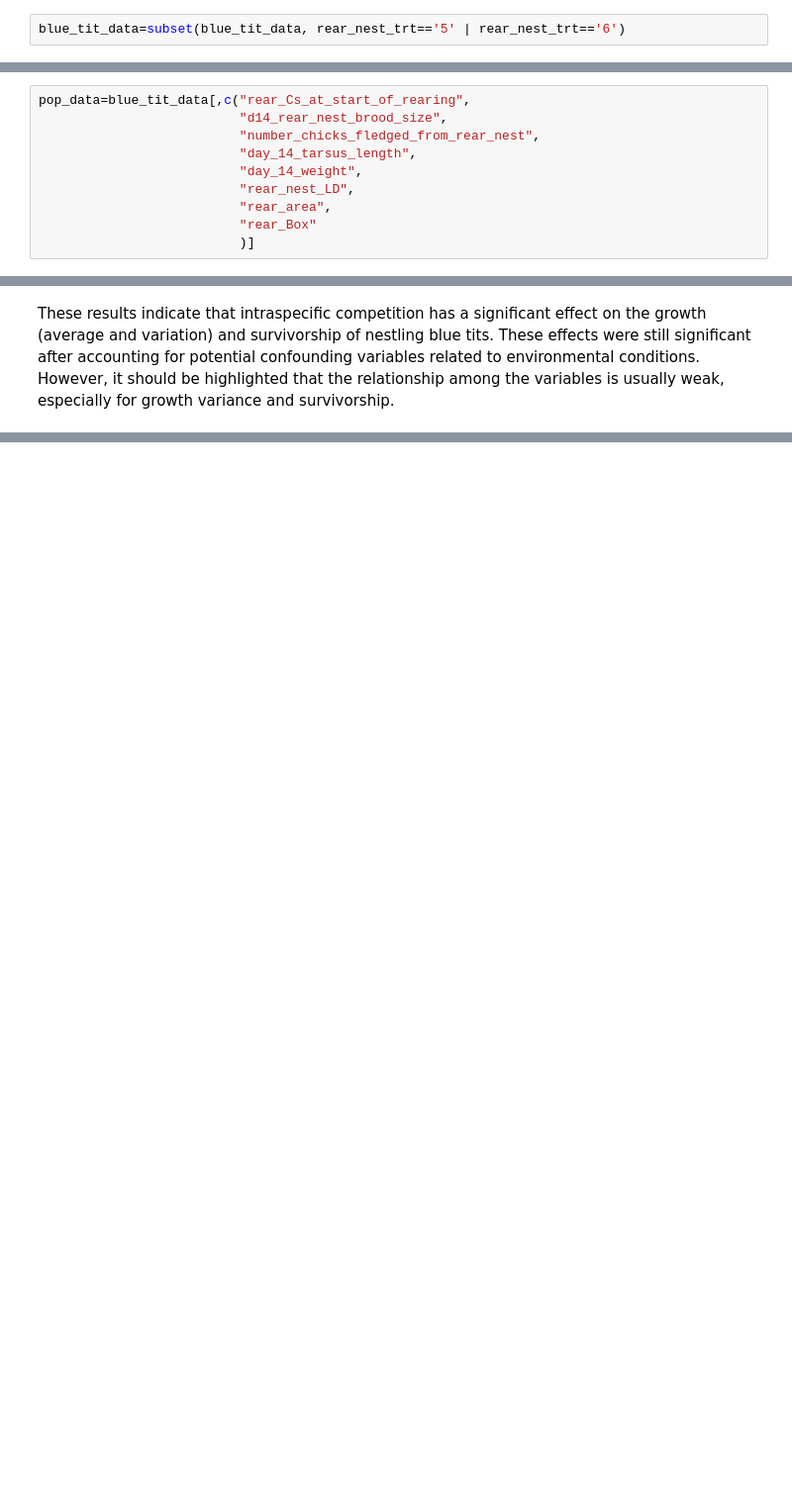
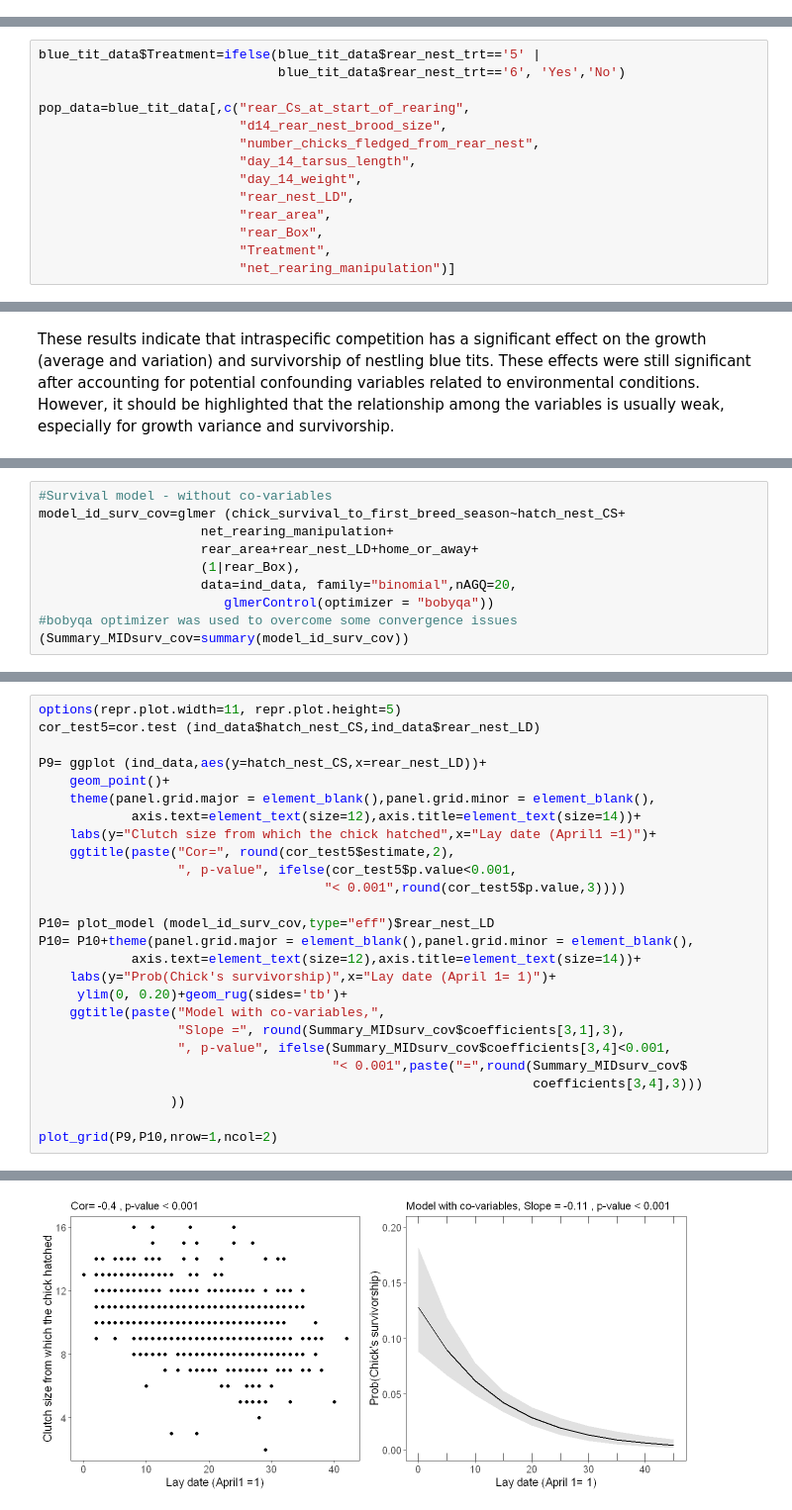
Before and after one commit to fkeppeler/Is-the-growth-of-nestling-blue-tits-influenced-by-competition-, a Jupyter notebook: blue_tits_analysis.ipynb, the cells around one changed output, grey strips where cells are left out. Shown: that part at 99% size. Drawn from its saved outputs; the diff is of its cells as text; blank space fills up the shorter version.

```diff
--- a/blue_tits_analysis.ipynb
+++ b/blue_tits_analysis.ipynb
@@ -58,4 +42,2 @@ Subset data to only encompass manipulated broods
-# %%
-blue_tit_data=subset(blue_tit_data, rear_nest_trt=='5' | rear_nest_trt=='6')
 # %% [markdown]
 #### **Analysis at the "population level" (nests were considered sampling units)**
@@ -64,5 +47,8 @@ blue_tit_data=subset(blue_tit_data, rear_nest_trt=='5' | rear_nest_trt=='6')
 Remove variables that we are not going to use for this approach
 # %%
+blue_tit_data$Treatment=ifelse(blue_tit_data$rear_nest_trt=='5' |
+                               blue_tit_data$rear_nest_trt=='6', 'Yes','No')
+
 pop_data=blue_tit_data[,c("rear_Cs_at_start_of_rearing",
                           "d14_rear_nest_brood_size",
                           "number_chicks_fledged_from_rear_nest",
@@ -70,8 +56,9 @@ pop_data=blue_tit_data[,c("rear_Cs_at_start_of_rearing",
                           "day_14_weight",
                           "rear_nest_LD",
                           "rear_area",
-                          "rear_Box"
-                          )]
+                          "rear_Box",
+                          "Treatment",
+                          "net_rearing_manipulation")]
 # %% [markdown]
 Calculate average and standard deviation for the variables according to each nest box. Note that for some variables, sd will be zero because the variables were measured at the population level (e.g., number_chicks_fledged_from_rear_nest)
 # %%
@@ -356,0 +311,10 @@ These results indicate that intraspecific competition has a significant effect o
+# %%
+#Survival model - without co-variables
+model_id_surv_cov=glmer (chick_survival_to_first_breed_season~hatch_nest_CS+
+                     net_rearing_manipulation+
+                     rear_area+rear_nest_LD+home_or_away+
+                     (1|rear_Box),
+                     data=ind_data, family="binomial",nAGQ=20,
+                        glmerControl(optimizer = "bobyqa"))
+#bobyqa optimizer was used to overcome some convergence issues
+(Summary_MIDsurv_cov=summary(model_id_surv_cov))
@@ -356,0 +418,27 @@ These results indicate that intraspecific competition has a significant effect o
+# %%
+options(repr.plot.width=11, repr.plot.height=5)
+cor_test5=cor.test (ind_data$hatch_nest_CS,ind_data$rear_nest_LD)
+
+P9= ggplot (ind_data,aes(y=hatch_nest_CS,x=rear_nest_LD))+
+    geom_point()+
+    theme(panel.grid.major = element_blank(),panel.grid.minor = element_blank(),
+            axis.text=element_text(size=12),axis.title=element_text(size=14))+
+    labs(y="Clutch size from which the chick hatched",x="Lay date (April1 =1)")+
+    ggtitle(paste("Cor=", round(cor_test5$estimate,2),
+                  ", p-value", ifelse(cor_test5$p.value<0.001,
+                                     "< 0.001",round(cor_test5$p.value,3))))
+
+P10= plot_model (model_id_surv_cov,type="eff")$rear_nest_LD
+P10= P10+theme(panel.grid.major = element_blank(),panel.grid.minor = element_blank(),
+            axis.text=element_text(size=12),axis.title=element_text(size=14))+
+    labs(y="Prob(Chick's survivorship)",x="Lay date (April 1= 1)")+
+     ylim(0, 0.20)+geom_rug(sides='tb')+
+    ggtitle(paste("Model with co-variables,",
+                  "Slope =", round(Summary_MIDsurv_cov$coefficients[3,1],3),
+                  ", p-value", ifelse(Summary_MIDsurv_cov$coefficients[3,4]<0.001,
+                                      "< 0.001",paste("=",round(Summary_MIDsurv_cov$
+                                                                coefficients[3,4],3)))
+                 ))
+
+plot_grid(P9,P10,nrow=1,ncol=2)
+# %% [output]
@@ -356,0 +447 @@ These results indicate that intraspecific competition has a significant effect o
+[figure, added]
```
Also changed, not shown: parts of 35 cells of this notebook, 1 other file.
